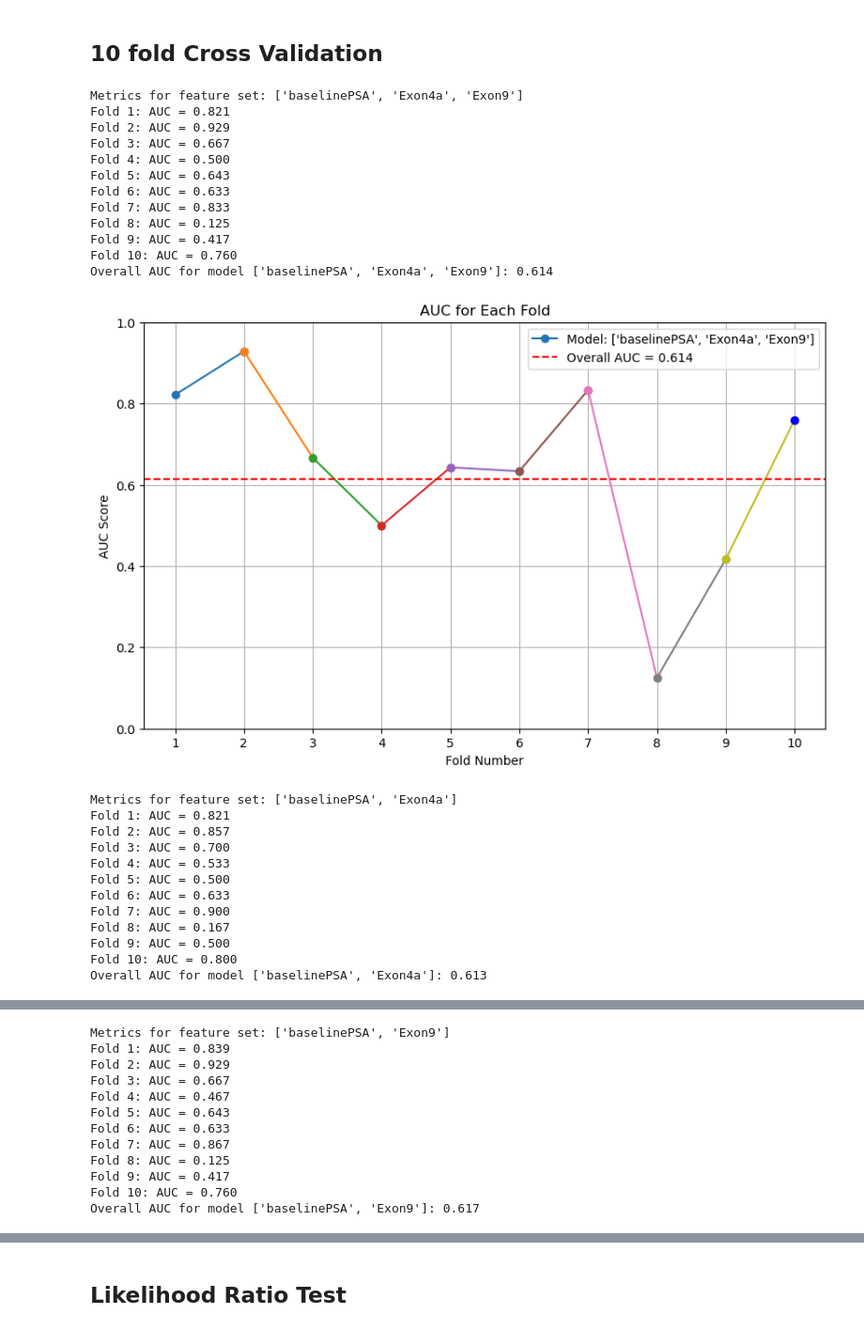
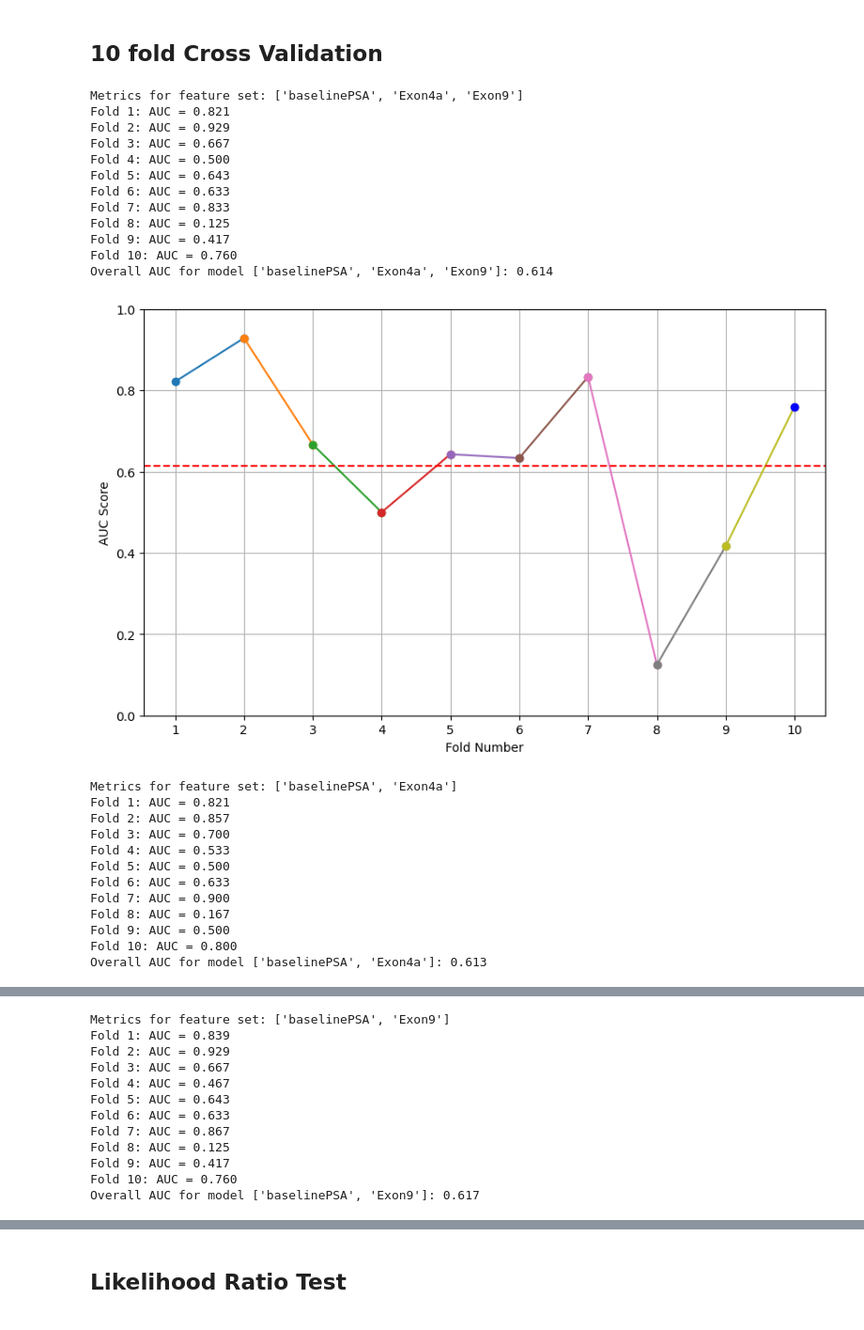
Before and after one commit to Tinovimba-Hove/Prostate-Cancer-Prediction-MachineLearning, a Jupyter notebook: PCA Analysis.ipynb, the cells around one changed output, grey strips where cells are left out. Shown at 94% size. Drawn from its saved outputs; the diff is of its cells as text; code cells hidden in the pictures.

```diff
--- a/PCA Analysis.ipynb
+++ b/PCA Analysis.ipynb
@@ -346,6 +393,13 @@ Specificity: 0.667
 # %% [markdown]
 ##  10 fold Cross validation and AUC
 # %%
+from sklearn import metrics
+from sklearn.pipeline import Pipeline
+from sklearn.preprocessing import StandardScaler
+from sklearn.linear_model import LogisticRegression
+from sklearn.model_selection import KFold
+import matplotlib.pyplot as plt
+import numpy as np
 
 # Loop through each model and perform 10-fold cross-validation
 for model in models:
@@ -377,10 +431,13 @@ for model in models:
         y_test = y.iloc[test_index]
         y_pred_fold_proba = y_pred_proba[test_index]  # Get probabilities for the test fold
 
-        # Calculate AUC for this fold
-        fold_auc = metrics.roc_auc_score(y_test, y_pred_fold_proba)
-        fold_auc_scores.append(fold_auc)
-
+        # Check if both classes are present in the fold
+        if len(y_test.unique()) > 1:
+            # Calculate AUC for this fold
+            fold_auc = metrics.roc_auc_score(y_test, y_pred_fold_proba)
+            fold_auc_scores.append(fold_auc)
+        else:
+            print("Skipping fold due to single class in y_test")
 
     # Print AUC for each fold
     for i, auc in enumerate(fold_auc_scores):
@@ -478,7 +535,7 @@ y = data['GleasonRiskBinary']
 # Define model pairs for comparison
 model_pairs = [
     (['baselinePSA', 'Exon4a', 'Exon9'], ['baselinePSA', 'Exon4a']),
-    (['baselinePSA', 'Exon4a'], ['baselinePSA', 'Exon9']),
+    (['baselinePSA', 'Exon4a', 'Exon9'], ['baselinePSA', 'Exon9']),
     (['baselinePSA', 'Exon4a'], ['baselinePSA']),
     (['baselinePSA', 'Exon9'], ['baselinePSA'])
 ]
@@ -743,6 +800,13 @@ Specificity: 0.455
 # %% [markdown]
 ## 10 fold Cross Validation
 # %%
+from sklearn import metrics
+from sklearn.pipeline import Pipeline
+from sklearn.preprocessing import StandardScaler
+from sklearn.linear_model import LogisticRegression
+from sklearn.model_selection import KFold
+import matplotlib.pyplot as plt
+import numpy as np
 
 # Loop through each model and perform 10-fold cross-validation
 for model in models:
@@ -774,10 +838,13 @@ for model in models:
         y_test = y.iloc[test_index]
         y_pred_fold_proba = y_pred_proba[test_index]  # Get probabilities for the test fold
 
-        # Calculate AUC for this fold
-        fold_auc = metrics.roc_auc_score(y_test, y_pred_fold_proba)
-        fold_auc_scores.append(fold_auc)
-
+        # Check if both classes are present in the fold
+        if len(y_test.unique()) > 1:
+            # Calculate AUC for this fold
+            fold_auc = metrics.roc_auc_score(y_test, y_pred_fold_proba)
+            fold_auc_scores.append(fold_auc)
+        else:
+            print("Skipping fold due to single class in y_test")
 
     # Print AUC for each fold
     for i, auc in enumerate(fold_auc_scores):
@@ -789,36 +856,34 @@ for model in models:
 
     # Plot AUC for this model with individual segments
     plt.figure(figsize=(10, 6))
     for i in range(len(fold_auc_scores) - 1):
         plt.plot([i + 1, i + 2], [fold_auc_scores[i], fold_auc_scores[i + 1]], marker='o', label=f'Model: {model}' if i == 0 else "")
 
     # Add last point
     plt.plot([10], [fold_auc_scores[-1]], marker='o', color='b')
 
     plt.axhline(y=overall_auc, color='r', linestyle='--', label=f'Overall AUC = {overall_auc:.3f}')
 
-    plt.title(f'AUC for Each Fold')
     plt.xlabel('Fold Number')
     plt.ylabel('AUC Score')
     plt.ylim(0, 1)
     plt.xticks(np.arange(1, 11))
     plt.grid()
-    plt.legend()
     plt.show()
 # %% [output]
 Metrics for feature set: ['baselinePSA', 'Exon4a', 'Exon9']
 Fold 1: AUC = 0.821
 Fold 2: AUC = 0.929
 Fold 3: AUC = 0.667
 Fold 4: AUC = 0.500
 Fold 5: AUC = 0.643
 Fold 6: AUC = 0.633
 Fold 7: AUC = 0.833
 Fold 8: AUC = 0.125
 Fold 9: AUC = 0.417
 Fold 10: AUC = 0.760
 Overall AUC for model ['baselinePSA', 'Exon4a', 'Exon9']: 0.614
-[figure, old version]
+[figure, new version]
 Metrics for feature set: ['baselinePSA', 'Exon4a']
 Fold 1: AUC = 0.821
 Fold 2: AUC = 0.857
```
Also changed, not shown: parts of 34 cells of this notebook, 1 other file.
